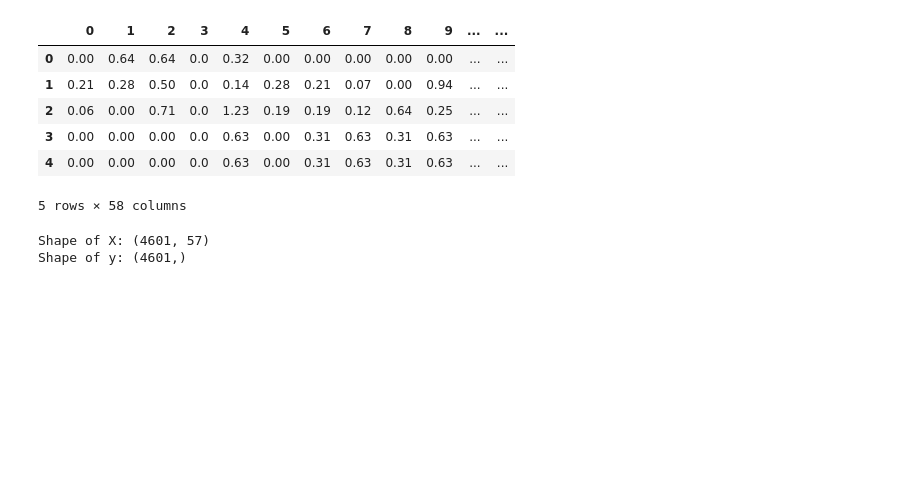
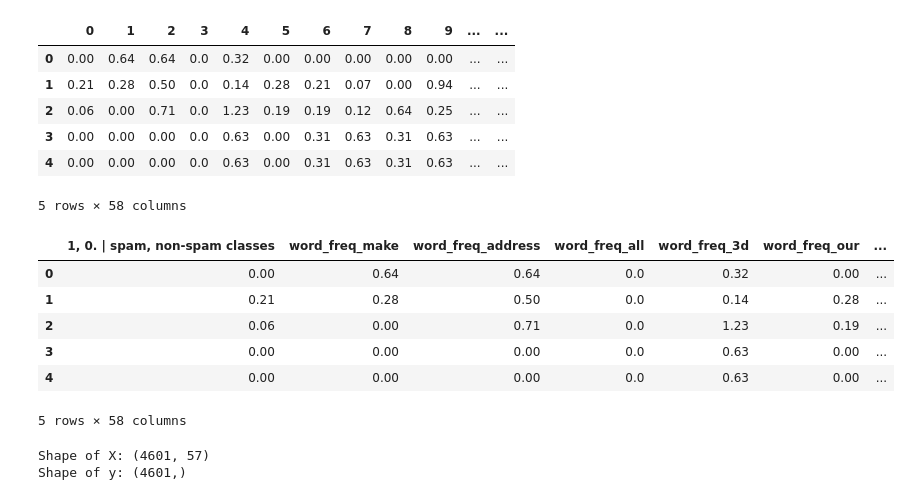
Before and after one commit to naveen-pixel07/2025_ML, a Jupyter notebook: Spam_Mail_Bayesian.ipynb, the cells around one changed output. Drawn from its saved outputs; the diff is of its cells as text; code cells hidden in the pictures; blank space fills up the shorter version.

```diff
--- a/Spam_Mail_Bayesian.ipynb
+++ b/Spam_Mail_Bayesian.ipynb
@@ -19,6 +19,33 @@ display(df.head())
 | 3 | 0.00 | 0.00 | 0.00 | 0.0 | 0.63 | 0.00 | 0.31 | 0.63 | 0.31 | 0.63 | ... | ... |
 | 4 | 0.00 | 0.00 | 0.00 | 0.0 | 0.63 | 0.00 | 0.31 | 0.63 | 0.31 | 0.63 | ... | ... |
 5 rows × 58 columns
+# %%
+# Read the spambase.names file to get the column names
+with open('/content/spambase.names', 'r') as f:
+    # Read lines, strip whitespace, and filter out empty lines and lines starting with | (comments)
+    lines = [line.strip() for line in f if line.strip() and not line.strip().startswith('|')]
+
+# Extract feature names and the target name from the lines
+# Feature names are lines ending with a colon, target name is the last line
+feature_info = [line.split(':')[0] for line in lines[:-1]]
+target_name = lines[-1].split(':')[0] # The last line is the target name
+
+# Combine feature names and target name
+column_names = feature_info + [target_name]
+
+# Assign column names to the DataFrame
+df.columns = column_names
+
+# Display the first few rows with column names to verify
+display(df.head())
+# %% [output]
+|  | 1, 0. | spam, non-spam classes | word_freq_make | word_freq_address | word_freq_all | word_freq_3d | word_freq_our | ... |
+| 0 | 0.00 | 0.64 | 0.64 | 0.0 | 0.32 | 0.00 | ... |
+| 1 | 0.21 | 0.28 | 0.50 | 0.0 | 0.14 | 0.28 | ... |
+| 2 | 0.06 | 0.00 | 0.71 | 0.0 | 1.23 | 0.19 | ... |
+| 3 | 0.00 | 0.00 | 0.00 | 0.0 | 0.63 | 0.00 | ... |
+| 4 | 0.00 | 0.00 | 0.00 | 0.0 | 0.63 | 0.00 | ... |
+5 rows × 58 columns
 # %%
 # Separate features (X) and target (y)
 X = df.iloc[:, :-1]
```
Also changed, not shown: parts of 2 cells of this notebook.
